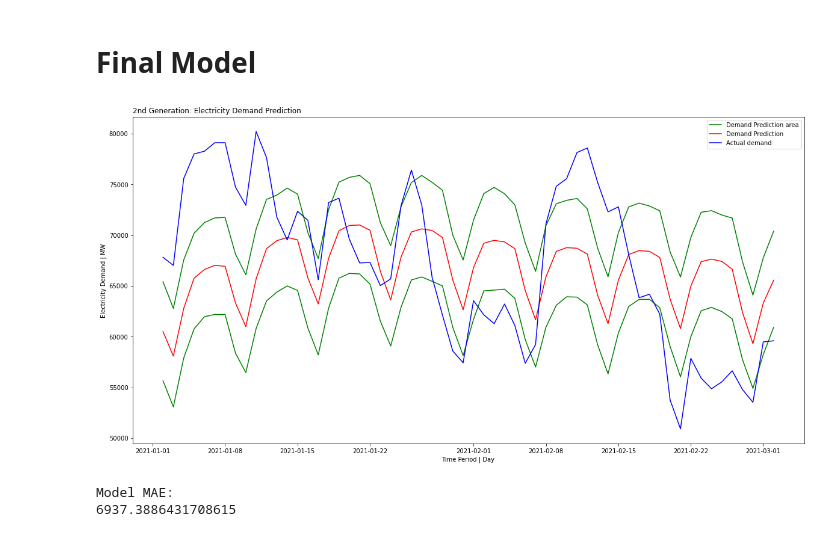
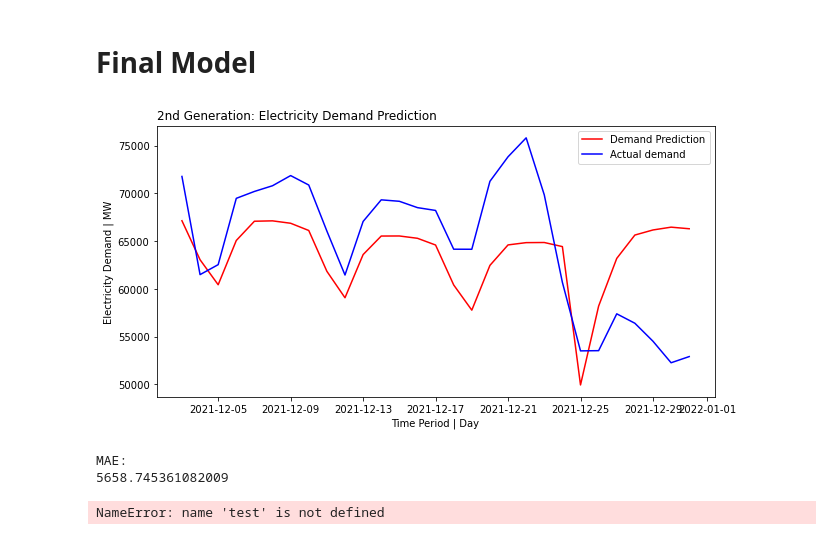
Before and after one commit to snowbalzz/Modeling, a Jupyter notebook: Gen2/Facebook_model.ipynb, the cells around one changed output. Cells and saved outputs as stored; diff of their text form; code cells hidden in the pictures.

```diff
--- a/Gen2/Facebook_model.ipynb
+++ b/Gen2/Facebook_model.ipynb
@@ -21,4 +22,6 @@ from sklearn.metrics import mean_absolute_error
 demand_data = pd.read_csv('../../csv/Combined_Data_Frame.csv', index_col=0)
 demand_data = demand_data.drop(['Wind Speed', 'Air Temperature', 'Air Temperature(Apparent)', 'Cloud Coverage'] , axis=1)
 demand_data = demand_data.reset_index()
+demand_data = demand_data.sort_values('Record Date')
 demand_data.rename(columns = {'Record Date':'ds', 'Total Demand':'y'}, inplace = True)
+demand_data
@@ -43,7 +49,7 @@ demand_data
 Input the the variable how much day you would want to input
 # %%
 # Period - How much in the future should the model predict
-period = 60
+period = 29
 # %% [markdown]
 # Split Data Set
 
@@ -51,8 +57,13 @@ period = 60
 "Test set - date interval from 2021/01/01 till 2021/12/31"
 # %%
 # Splitting Dataset Into Train Set And Test Set
-train_set = demand_data[(demand_data.ds <= '2021-01-01')]
-test_set = demand_data[(demand_data.ds > '2021-01-01')]
+
+train_set = demand_data[(demand_data.ds < '2021-12-03')]
+
+# train_set = demand_data[(demand_data.ds <= '2021-12-31')]
+
+test_set = demand_data[(demand_data.ds >= '2021-12-03')]
+
 # test_set = df[(df.ds >= '2022-01-01')]
 
 #select the period of the test set
@@ -131,27 +140,31 @@ y_org = test_set['y']
 # %% [markdown]
 # Final Model
 # %%
-plt.figure(figsize=(20, 10))
+plt.figure(figsize=(10, 5))
 plt.title("2nd Generation: Electricity Demand Prediction ", loc = 'left')
 
-plt.plot(forecast['ds'][-period:], forecast['yhat_upper'][-period:], color='green', label='Demand Prediction area')
+# plt.plot(forecast['ds'][-period:], forecast['yhat_upper'][-period:], color='green', label='Demand Prediction area')
 plt.plot(forecast['ds'][-period:], forecast['yhat'][-period:], color='red', label='Demand Prediction')
-plt.plot(forecast['ds'][-period:], forecast['yhat_lower'][-period:], color='green')
+# plt.plot(forecast['ds'][-period:], forecast['yhat_lower'][-period:], color='green')
 
 plt.plot(test_set['ds'], test_set['y'], color='blue', label = 'Actual demand')
 
 plt.ylabel("Electricity Demand | MW")
 plt.xlabel("Time Period | Day")
 
 plt.legend()
 plt.show()
 
-print('Model MAE:')
+print('MAE:')
 print(mean_absolute_error(y_org, y_pred))
+
+rmse = mean_squared_error(test, predictions, squared=False)
+print('RMSE: %.3f' % rmse)
 # %% [output]
-[figure, old version]
+[figure, new version]
-Model MAE:
-6937.3886431708615
+MAE:
+5658.745361082009
+NameError: name 'test' is not defined
 # %%
 period = 29
 
```
Also changed, not shown: parts of 22 cells of this notebook, 6 other files.
